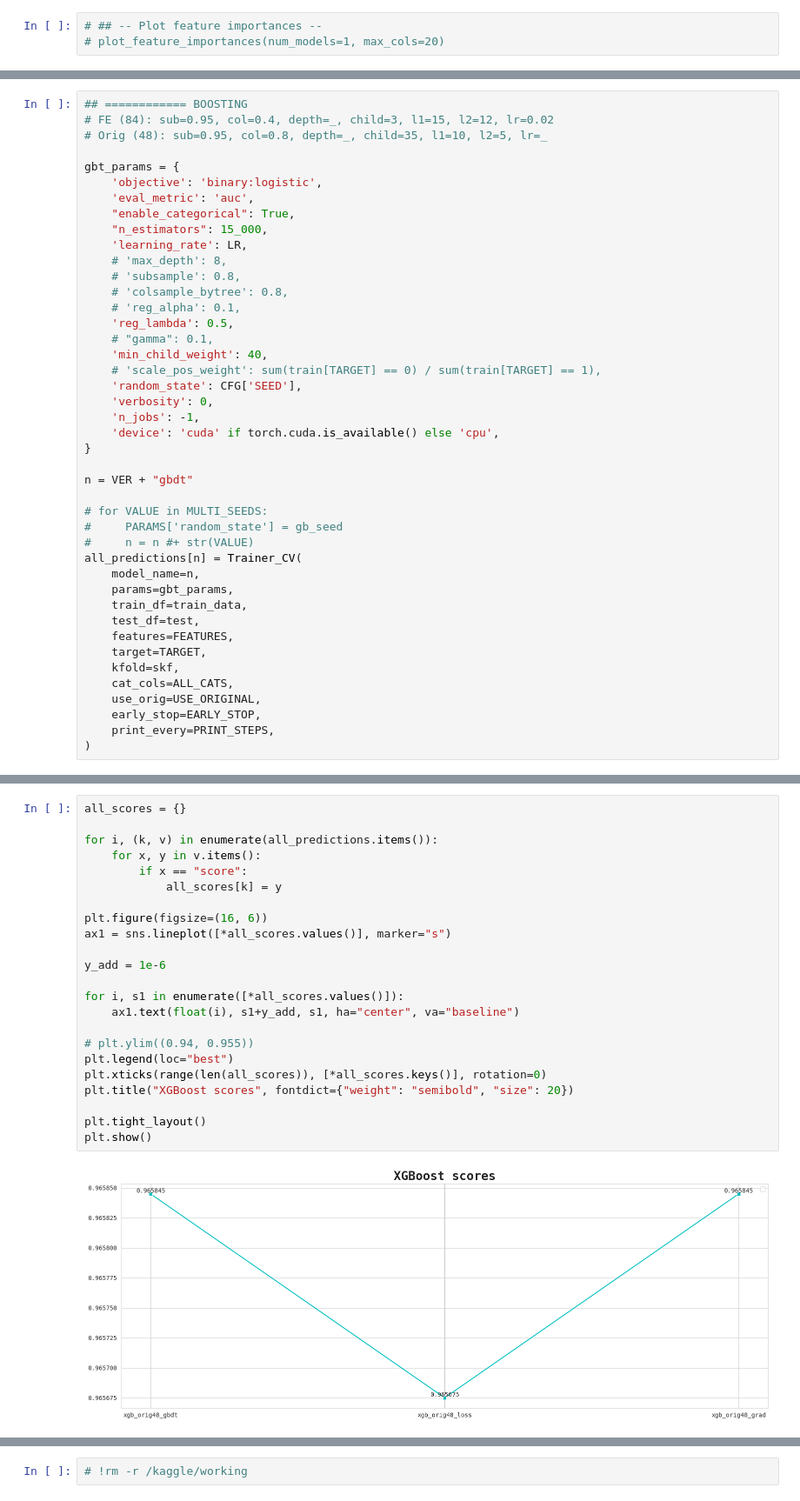
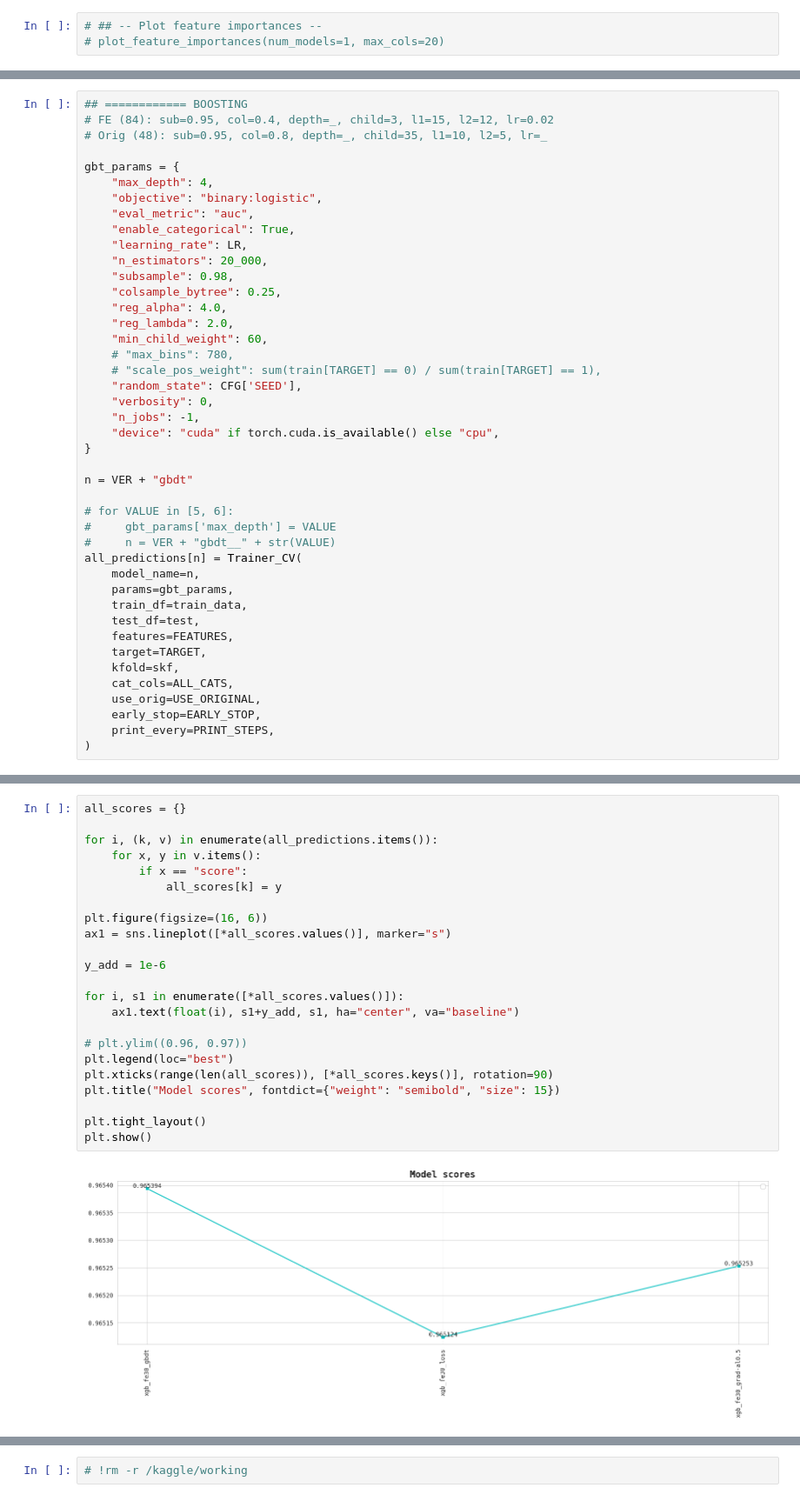
Before and after one commit to coded-sly/ps6e8-Phone-Addiction, a Jupyter notebook: ps6e8-xgb-phone-addict.ipynb, the cells around one changed output, grey strips where cells are left out. Shown at 87% size. Saved outputs shown, nothing was run; the diff lists cells and outputs as text.

```diff
--- a/ps6e8-xgb-phone-addict.ipynb
+++ b/ps6e8-xgb-phone-addict.ipynb
@@ -1140,30 +1282,30 @@ USE_ORIGINAL = True
 # Orig (48): sub=0.95, col=0.8, depth=_, child=35, l1=10, l2=5, lr=_
 
 gbt_params = {
-    'objective': 'binary:logistic',
-    'eval_metric': 'auc',
+    "max_depth": 4,
+    "objective": "binary:logistic",
+    "eval_metric": "auc",
     "enable_categorical": True,
-    "n_estimators": 15_000,
-    'learning_rate': LR,
-    # 'max_depth': 8,
-    # 'subsample': 0.8,
-    # 'colsample_bytree': 0.8,
-    # 'reg_alpha': 0.1,
-    'reg_lambda': 0.5,
-    # "gamma": 0.1,
-    'min_child_weight': 40,
-    # 'scale_pos_weight': sum(train[TARGET] == 0) / sum(train[TARGET] == 1),
-    'random_state': CFG['SEED'],
-    'verbosity': 0,
-    'n_jobs': -1,
-    'device': 'cuda' if torch.cuda.is_available() else 'cpu',
+    "learning_rate": LR,
+    "n_estimators": 20_000,
+    "subsample": 0.98,
+    "colsample_bytree": 0.25,
+    "reg_alpha": 4.0,
+    "reg_lambda": 2.0,
+    "min_child_weight": 60,
+    # "max_bins": 780,
+    # "scale_pos_weight": sum(train[TARGET] == 0) / sum(train[TARGET] == 1),
+    "random_state": CFG['SEED'],
+    "verbosity": 0,
+    "n_jobs": -1,
+    "device": "cuda" if torch.cuda.is_available() else "cpu",
 }
 
 n = VER + "gbdt"
 
-# for VALUE in MULTI_SEEDS:
-#     PARAMS['random_state'] = gb_seed
-#     n = n #+ str(VALUE)
+# for VALUE in [5, 6]:
+#     gbt_params['max_depth'] = VALUE
+#     n = VER + "gbdt__" + str(VALUE)
 all_predictions[n] = Trainer_CV(
     model_name=n,
     params=gbt_params,
@@ -1460,28 +1467,28 @@ Average AUC: 0.965845 ± 0.000398
 # %%
 all_scores = {}
 
 for i, (k, v) in enumerate(all_predictions.items()):
     for x, y in v.items():
         if x == "score":
             all_scores[k] = y
 
 plt.figure(figsize=(16, 6))
 ax1 = sns.lineplot([*all_scores.values()], marker="s")
 
 y_add = 1e-6
 
 for i, s1 in enumerate([*all_scores.values()]):
     ax1.text(float(i), s1+y_add, s1, ha="center", va="baseline")
 
-# plt.ylim((0.94, 0.955))
+# plt.ylim((0.96, 0.97))
 plt.legend(loc="best")
-plt.xticks(range(len(all_scores)), [*all_scores.keys()], rotation=0)
-plt.title("XGBoost scores", fontdict={"weight": "semibold", "size": 20})
+plt.xticks(range(len(all_scores)), [*all_scores.keys()], rotation=90)
+plt.title("Model scores", fontdict={"weight": "semibold", "size": 15})
 
 plt.tight_layout()
 plt.show()
 # %% [output]
-[figure, old version]
+[figure, new version]
 # %%
 plot_feature_importances(max_cols=20)
 # %% [output]
```
Also changed, not shown: parts of 26 cells of this notebook.
